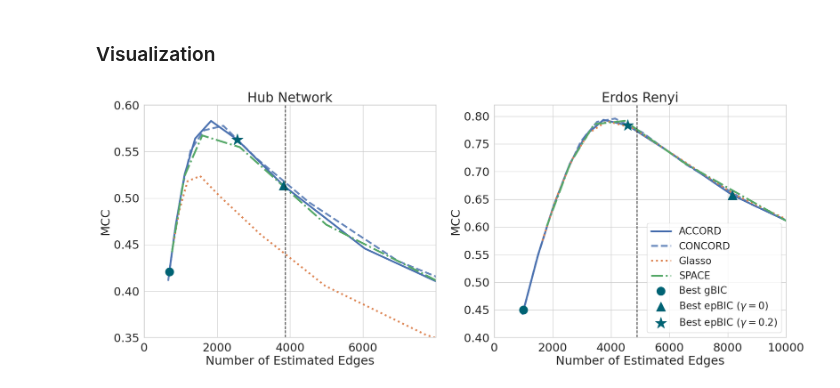
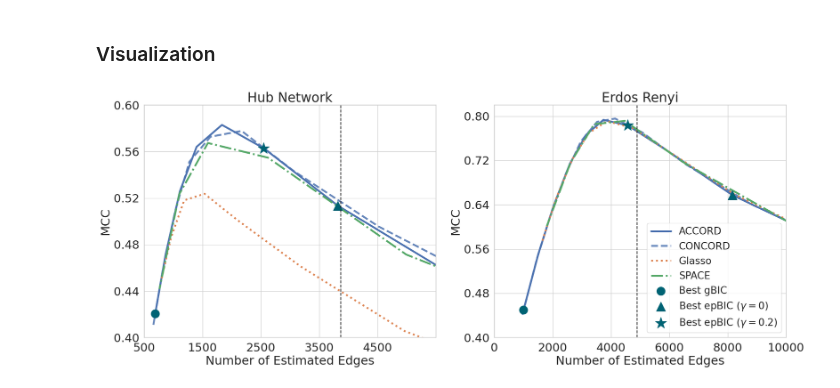
Before and after one commit to jinacfunderburk/accord-reproducibility-testing, a Jupyter notebook: simulation-edge-detection/simulation-edge-detection.ipynb, the cells around one changed output. Cells and saved outputs as stored; diff of their text form; code cells hidden in the pictures.

Commit message:
update figure

```diff
--- a/simulation-edge-detection/simulation-edge-detection.ipynb
+++ b/simulation-edge-detection/simulation-edge-detection.ipynb
@@ -288,34 +288,36 @@ axes[i].plot(concord_edges_hub, concord_mccs_hub, linewidth=3.5, linestyle='--',
 axes[i].plot(glasso_edges_hub, glasso_mccs_hub, linewidth=3.5, linestyle=':', color='C1', label='Glasso')
 axes[i].plot(space_edges_hub, space_mccs_hub, linewidth=3.5, linestyle='-.', color='C2', label='SPACE')
 axes[i].scatter(accord_edges_hub[best_gbic_hub], accord_mccs_hub[best_gbic_hub], marker='o', zorder=2, s=250, color=sns.color_palette('dark')[-1], label='Best gBIC')
 axes[i].scatter(accord_edges_hub[best_pbic_hub], accord_mccs_hub[best_pbic_hub], marker='^', zorder=2, s=300, color=sns.color_palette('dark')[-1], label='Best epBIC ($\gamma=0$)')
 axes[i].scatter(accord_edges_hub[best_epbic_hub], accord_mccs_hub[best_epbic_hub], marker='*', zorder=2, s=500, color=sns.color_palette('dark')[-1], label='Best epBIC ($\gamma=0.2$)')
 axes[i].axvline((len(np.flatnonzero(Theta_hub))-p)/2, linewidth=1.5, color='k', linestyle='--')
 axes[i].set_title('Hub Network', fontsize=25)
 axes[i].set_xlabel('Number of Estimated Edges', fontsize=23)
 axes[i].set_ylabel('MCC', fontsize=23)
 axes[i].tick_params(axis='both', which='major', labelsize=22)
-axes[i].set_xlim((0,8000))
-axes[i].set_ylim((0.35,0.6))
-axes[i].set_xticks(np.arange(0, 8000, 2000))
+axes[i].set_xlim((500,5500))
+axes[i].set_ylim((0.4,0.6))
+axes[i].set_xticks(np.arange(500, 5500, 1000))
+axes[i].set_yticks(np.arange(0.4, 0.61, 0.04))
 
 i = 1
 axes[i].plot(accord_edges_er, accord_mccs_er, linewidth=3.5, color='C0', label='ACCORD')
 axes[i].plot(concord_edges_er, concord_mccs_er, linewidth=3.5, linestyle='--', color='C0', alpha=0.85, label='CONCORD')
 axes[i].plot(glasso_edges_er, glasso_mccs_er, linewidth=3.5, linestyle=':', color='C1', label='Glasso')
 axes[i].plot(space_edges_er, space_mccs_er, linewidth=3.5, linestyle='-.', color='C2', label='SPACE')
 axes[i].scatter(accord_edges_er[best_gbic_er], accord_mccs_er[best_gbic_er], marker='o', zorder=2, s=250, color=sns.color_palette('dark')[-1], label='Best gBIC')
 axes[i].scatter(accord_edges_er[best_pbic_er], accord_mccs_er[best_pbic_er], marker='^', zorder=2, s=300, color=sns.color_palette('dark')[-1], label='Best epBIC ($\gamma=0$)')
 axes[i].scatter(accord_edges_er[best_epbic_er], accord_mccs_er[best_epbic_er], marker='*', zorder=2, s=500, color=sns.color_palette('dark')[-1], label='Best epBIC ($\gamma=0.2$)')
 axes[i].axvline((len(np.flatnonzero(Theta_er))-p)/2, linewidth=1.5, color='k', linestyle='--')
 axes[i].set_title('Erdos Renyi', fontsize=25)
 axes[i].set_xlabel('Number of Estimated Edges', fontsize=23)
 axes[i].set_ylabel('MCC', fontsize=23)
 axes[i].tick_params(axis='both', which='major', labelsize=22)
 axes[i].set_xlim((0,10000))
 axes[i].set_ylim((0.4,0.82))
+axes[i].set_yticks(np.arange(0.4, 0.81, 0.08))
 axes[i].legend(fontsize=19, loc='lower right')
 
 plt.savefig('../output/edge_detection.png', bbox_inches='tight');
 # %% [output]
-[figure, old version]
+[figure, new version]
```
Also changed, not shown: 1 other file.
